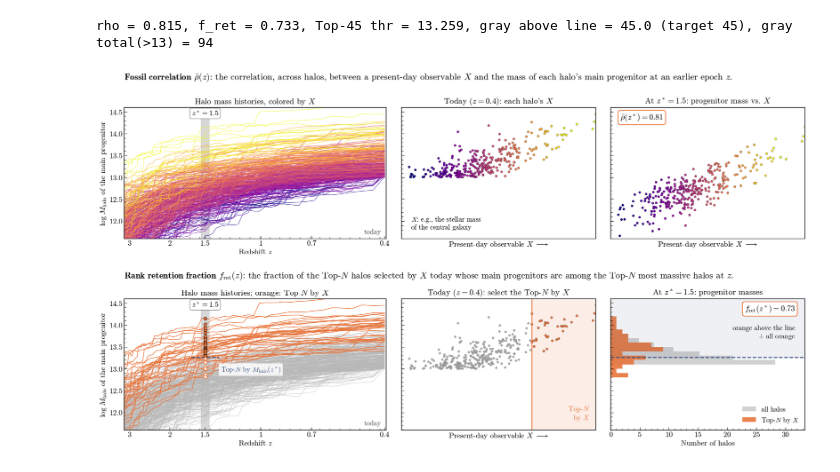
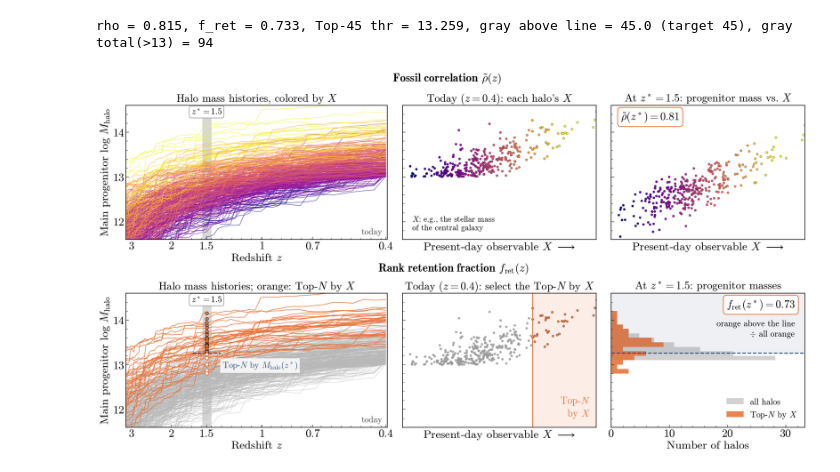
Before and after one commit to Xuchuyi/radial_fossil, a Jupyter notebook: FigureNotebooks/Fig1new.ipynb, the cells around one changed output. Saved outputs shown, nothing was run; the diff lists cells and outputs as text; code cells hidden in the pictures.

```diff
--- a/FigureNotebooks/Fig1new.ipynb
+++ b/FigureNotebooks/Fig1new.ipynb
@@ -117,25 +117,25 @@ xlim_observable = np.percentile(observable, [0.5, 99.5])
 
 plt.rcParams.update({
     'font.family': 'serif', 'font.serif': ['cmr10', 'STIXGeneral'],
-    'mathtext.fontset': 'cm', 'font.size': 15,
+    'mathtext.fontset': 'cm', 'font.size': 23,
     'axes.linewidth': 1.2, 'xtick.direction': 'in', 'ytick.direction': 'in',
     'xtick.major.size': 6, 'ytick.major.size': 6,
     'xtick.minor.size': 3.5, 'ytick.minor.size': 3.5,
 })
 fig = plt.figure(figsize=(20.5, 11.6))
-grid = GridSpec(2, 3, figure=fig, width_ratios=[1.35, 1, 1], wspace=0.07, hspace=0.46,
+grid = GridSpec(2, 3, figure=fig, width_ratios=[1.35, 1, 1], wspace=0.07, hspace=0.4,
                 left=0.055, right=0.985, top=0.86, bottom=0.08)
 cmap = plt.get_cmap('plasma')
 norm = plt.Normalize(*np.percentile(observable, [2, 98]))
 
 def history_panel(ax):
     ax.axvspan(times[i_star]-0.12, times[i_star]+0.12, color='0.75', alpha=0.6, zorder=0)
-    ax.text(times[i_star], ylim[1]-0.06, r'$z^* = 1.5$', ha='center', va='top', fontsize=15,
+    ax.text(times[i_star], ylim[1]-0.06, r'$z^* = 1.5$', ha='center', va='top', fontsize=17,
             bbox=dict(fc='white', ec='0.5', boxstyle='round,pad=0.25'))
     ax.set_xticks(tick_times, [f'${z:g}$' for z in redshift_ticks])
-    ax.text(times[-1]-0.10, ylim[0]+0.08, 'today', ha='right', va='bottom', fontsize=14, color='0.3')
+    ax.text(times[-1]-0.10, ylim[0]+0.08, 'today', ha='right', va='bottom', fontsize=17, color='0.3')
     ax.set(xlim=(times[0], times[-1]+0.05), ylim=ylim, xlabel=r'Redshift $z$',
-           ylabel=r'$\log\,M_{\rm halo}$ of the main progenitor')
+           ylabel=r'Main progenitor $\log\,M_{\rm halo}$')
     ax.minorticks_on()
 
 def observable_axis(ax, label):
@@ -143,7 +143,7 @@ def observable_axis(ax, label):
     ax.tick_params(labelleft=False)
 
 def boxed(ax, x, y, text, ha='left'):
-    ax.text(x, y, text, transform=ax.transAxes, ha=ha, va='top', fontsize=16,
+    ax.text(x, y, text, transform=ax.transAxes, ha=ha, va='top', fontsize=22,
             bbox=dict(fc='white', ec=orange, lw=1.6, boxstyle='round,pad=0.3'))
 
 # ---- Row 1: fossil correlation ----
@@ -151,26 +151,25 @@ ax = fig.add_subplot(grid[0, 0])
 history_panel(ax)
 for i in show[np.argsort(observable[show])]:
     ax.plot(times, history[i], color=cmap(norm(observable[i])), lw=1.0, alpha=0.7)
-ax.set_title(r'Halo mass histories, colored by $X$', fontsize=16.5, pad=8)
+ax.set_title(r'Halo mass histories, colored by $X$', fontsize=22, pad=8)
 
 middle = fig.add_subplot(grid[0, 1], sharey=ax)
 middle.scatter(observable[show], mass_today[show], c=observable[show], cmap=cmap, norm=norm,
                s=20, edgecolor='k', lw=0.3)
 observable_axis(middle, r'Present-day observable $X$ $\longrightarrow$')
-middle.set_title(r"Today ($z = 0.4$): each halo's $X$", fontsize=16.5, pad=8)
+middle.set_title(r"Today ($z = 0.4$): each halo's $X$", fontsize=22, pad=8)
 middle.text(0.05, 0.06, '$X$: e.g., the stellar mass\nof the central galaxy',
-            transform=middle.transAxes, fontsize=13.5, va='bottom')
+            transform=middle.transAxes, fontsize=16, va='bottom')
 
 right = fig.add_subplot(grid[0, 2], sharey=ax)
 right.scatter(observable[show], mass_slice[show], c=observable[show], cmap=cmap, norm=norm,
               s=20, edgecolor='k', lw=0.3)
 observable_axis(right, r'Present-day observable $X$ $\longrightarrow$')
-right.set_title(r'At $z^* = 1.5$: progenitor mass vs. $X$', fontsize=16.5, pad=8)
+right.set_title(r'At $z^* = 1.5$: progenitor mass vs. $X$', fontsize=22, pad=8)
 boxed(right, 0.05, 0.96, r'$\tilde{\rho}(z^*) = 0.81$')
-fig.text(0.055, 0.945,
-         r"$\bf{Fossil\ correlation}$ $\tilde{\rho}(z)$: the correlation, across halos, between a "
-         r"present-day observable $X$ and the mass of each halo's main progenitor at an earlier epoch $z$.",
-         fontsize=18, va='top')
+fig.text(0.42, 0.94,
+         r"$\bf{Fossil\ correlation}$ $\tilde{\rho}(z)$",
+         fontsize=23, va='top')
 
 # ---- Row 2: rank retention fraction ----
 ax = fig.add_subplot(grid[1, 0])
@@ -187,42 +186,41 @@ ax.scatter(np.full(above.sum(), times[i_star]), mass_slice[picked][above],
            s=42, color=orange, edgecolor='k', lw=0.7, zorder=7)
 ax.scatter(np.full((~above).sum(), times[i_star]), mass_slice[picked][~above],
            s=42, facecolor='white', edgecolor=orange, lw=1.4, zorder=7)
 ax.text(times[i_star]+0.45, threshold-0.28, r'Top-$N$ by $M_{\rm halo}(z^*)$', color=navy,
-        fontsize=13.5, va='center', ha='left', bbox=dict(fc='white', ec='none', alpha=0.85))
-ax.set_title(r'Halo mass histories; orange: Top-$N$ by $X$', fontsize=16.5, pad=8)
+        fontsize=17, va='center', ha='left', bbox=dict(fc='white', ec='none', alpha=0.85))
+ax.set_title(r'Halo mass histories; orange: Top-$N$ by $X$', fontsize=22, pad=8)
 
 middle = fig.add_subplot(grid[1, 1], sharey=ax)
 middle.axvspan(x_cut, xlim_observable[1], color=orange, alpha=0.12, lw=0)
 middle.axvline(x_cut, color=orange, lw=1.8)
 middle.scatter(observable[rest], mass_today[rest], s=17, color='0.65', edgecolor='0.4', lw=0.25)
 middle.scatter(observable[picked], mass_today[picked], s=20, color=orange, edgecolor='k', lw=0.3)
 observable_axis(middle, r'Present-day observable $X$ $\longrightarrow$')
-middle.set_title(r'Today ($z = 0.4$): select the Top-$N$ by $X$', fontsize=16.5, pad=8)
+middle.set_title(r'Today ($z = 0.4$): select the Top-$N$ by $X$', fontsize=22, pad=8)
 middle.text(0.97, 0.06, 'Top-$N$\nby $X$', transform=middle.transAxes, ha='right', va='bottom',
-            fontsize=14, color=orange)
+            fontsize=20, color=orange)
 
 right = fig.add_subplot(grid[1, 2], sharey=ax)
 right.barh(gcents, gray_counts, height=BINW, color='0.82', lw=0)
 right.hist(mass_slice[selected], bins=bins, orientation='horizontal', color=orange,
            alpha=0.9, lw=0)
 right.axhline(threshold, color=navy, lw=2.0, ls='--')
 right.axhspan(threshold, ylim[1], color=navy, alpha=0.08, lw=0)
 right.set(xlabel='Number of halos', xlim=(0, gray_counts.max()*1.18))
 right.tick_params(labelleft=False)
 right.minorticks_on()
-right.set_title(r'At $z^* = 1.5$: progenitor masses', fontsize=16.5, pad=8)
+right.set_title(r'At $z^* = 1.5$: progenitor masses', fontsize=22, pad=8)
 right.legend(handles=[Patch(fc='0.82', label='all halos'),
                       Patch(fc=orange, alpha=0.9, label=r'Top-$N$ by $X$')],
-             loc='lower right', frameon=False, fontsize=13.5)
+             loc='lower right', frameon=False, fontsize=17)
 boxed(right, 0.95, 0.96, r'$f_{\rm ret}(z^*) = 0.73$', ha='right')
 right.text(0.95, 0.80, 'orange above the line\n$\\div$ all orange', transform=right.transAxes,
-           ha='right', va='top', fontsize=13.5)
-fig.text(0.055, 0.465,
-         r'$\bf{Rank\ retention\ fraction}$ $f_{\rm ret}(z)$: the fraction of the Top-$N$ halos selected '
-         r'by $X$ today whose main progenitors are among the Top-$N$ most massive halos at $z$.',
-         fontsize=18, va='top')
+           ha='right', va='top', fontsize=17)
+fig.text(0.4, 0.48,
+         r'$\bf{Rank\ retention\ fraction}$ $f_{\rm ret}(z)$',
+         fontsize=23, va='top')
 fig_dir="/Users/xushuo/work/Papers/HistoricRichness/Figure/"
 plt.savefig(fig_dir + 'Fig1.pdf', dpi=100, bbox_inches='tight')
 # %% [output]
 rho = 0.815, f_ret = 0.733, Top-45 thr = 13.259, gray above line = 45.0 (target 45), gray total(>13) = 94
-[figure, old version]
+[figure, new version]
```
Also changed, not shown: 4 other files.
